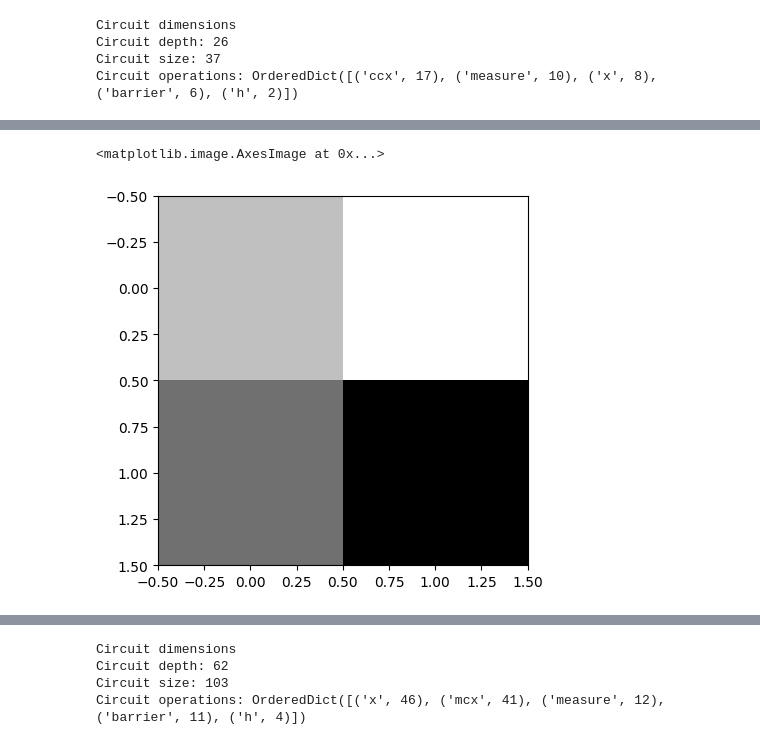
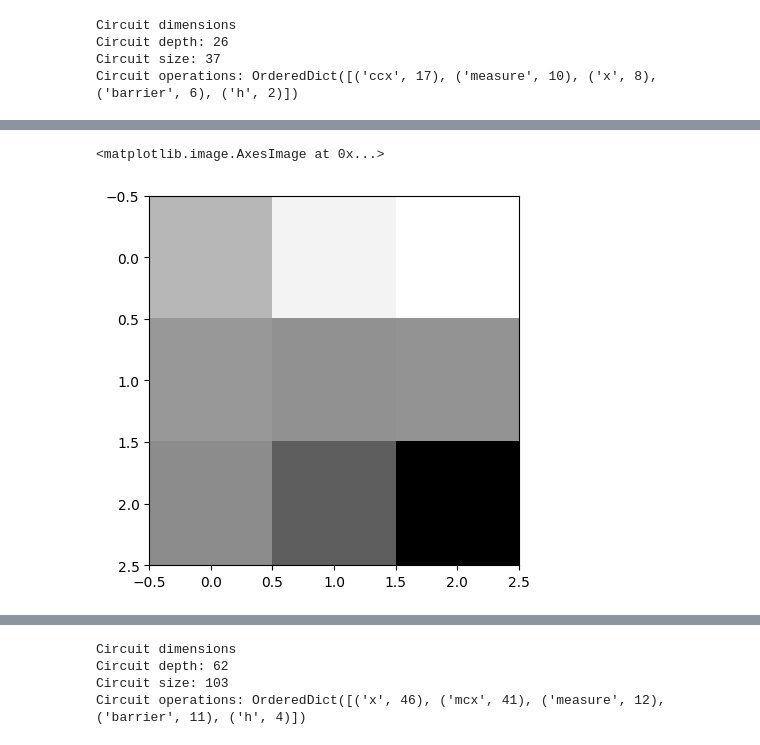
Before and after one commit to jvscursulim/qamp_fall22_project, a Jupyter notebook: draft.ipynb, the cells around one changed output, grey strips where cells are left out. Cells and saved outputs as stored; diff of their text form; code cells hidden in the pictures.

```diff
--- a/draft.ipynb
+++ b/draft.ipynb
@@ -153,7 +153,7 @@ plot_histogram(counts)
 # %%
 resized_gray_astro_33 = resize(gray_astro, (3,3))
-plt.imshow(resized_gray_astro, cmap="gray")
+plt.imshow(resized_gray_astro_33, cmap="gray")
 # %% [output]
 <matplotlib.image.AxesImage at 0x...>
-[figure, old version]
+[figure, new version]
 # %%
```
Also changed, not shown: parts of 18 cells of this notebook.
